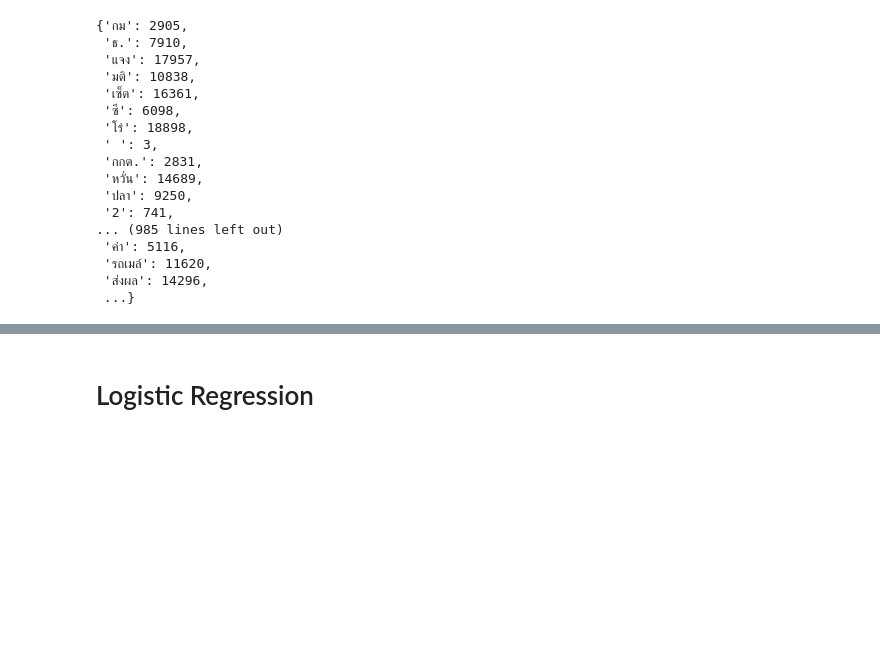
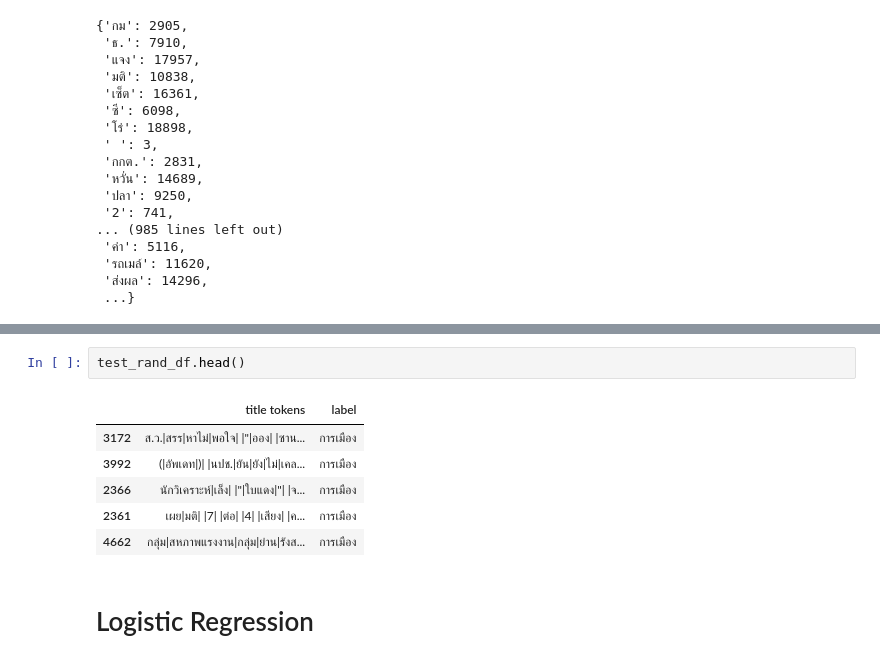
Before and after one commit to oransom48/CU-CompLing-Assignments, a Jupyter notebook: PA1 Text classification/model_comparison.ipynb, the cells around one changed output, grey strips where cells are left out. Cells and saved outputs as stored; diff of their text form; blank space fills up the shorter version.

```diff
--- a/PA1 Text classification/model_comparison.ipynb
+++ b/PA1 Text classification/model_comparison.ipynb
@@ -140,3 +182,12 @@ vectorizer.vocabulary_
+# %%
+test_rand_df.head()
+# %% [output]
+|  | title tokens | label |
+| 3172 | ส.ว.|สรร|หาไม่|พอใจ| |"|ออง| |ซาน... | การเมือง |
+| 3992 | (|อัพเดท|)| |นปช.|ยัน|ยัง|ไม่|เคล... | การเมือง |
+| 2366 | นักวิเคราะห์|เล็ง| |"|ใบแดง|"| |จ... | การเมือง |
+| 2361 | เผย|มติ| |7| |ต่อ| |4| |เสียง| |ค... | การเมือง |
+| 4662 | กลุ่ม|สหภาพแรงงาน|กลุ่ม|ย่าน|รังส... | การเมือง |
 # %% [markdown]
 # Logistic Regression
 # %%
```
Also changed, not shown: parts of 18 cells of this notebook.
